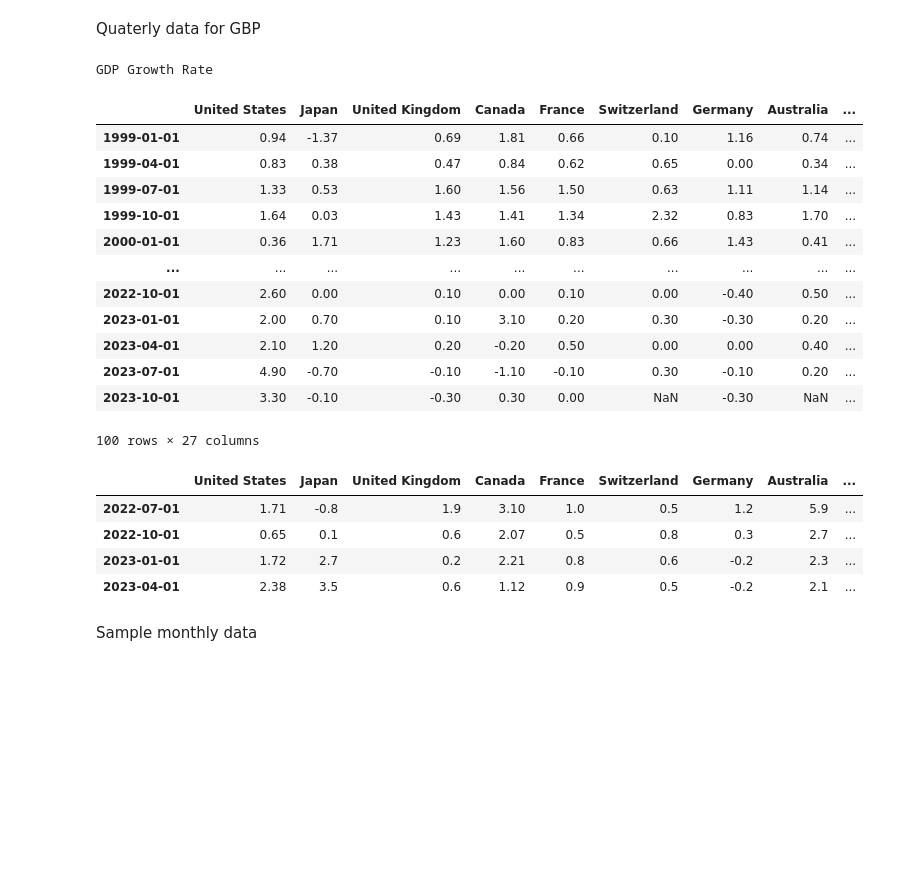
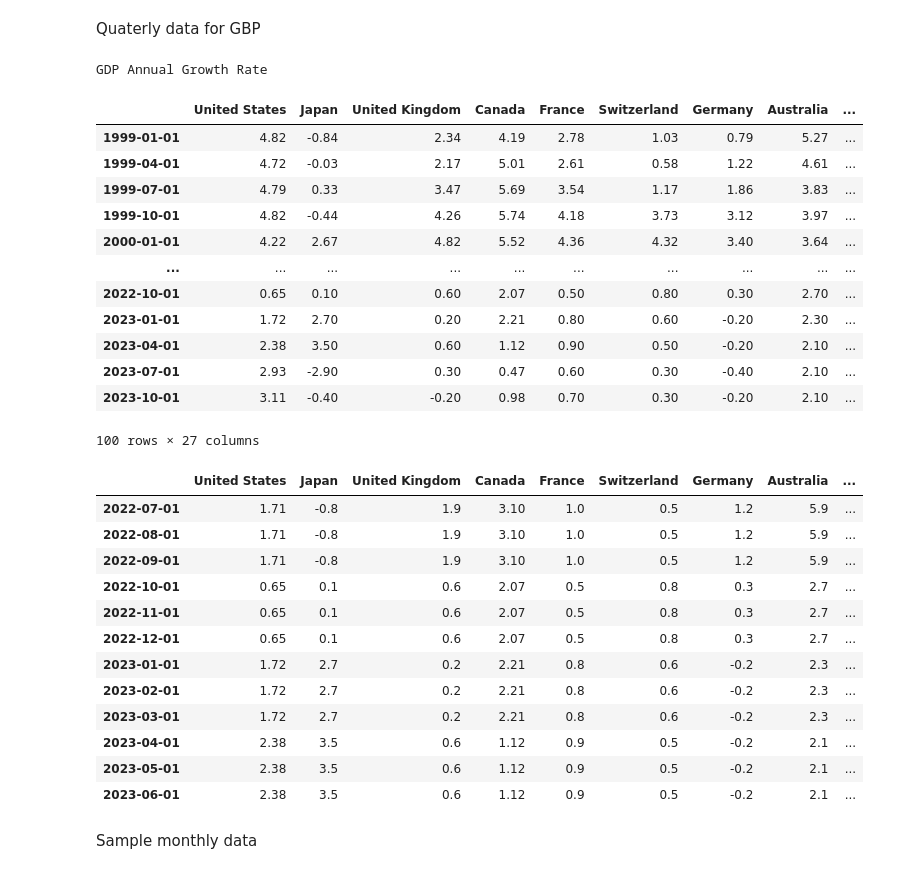
Before and after one commit to lharazin/TFM, a Jupyter notebook: Algorithm/data/prepare_indicators.ipynb, the cells around one changed output. Drawn from its saved outputs; the diff is of its cells as text; code cells hidden in the pictures; blank space fills up the shorter version.

```diff
--- a/Algorithm/data/prepare_indicators.ipynb
+++ b/Algorithm/data/prepare_indicators.ipynb
@@ -536,34 +621,42 @@ OECD Bussiness Confidence Indicator
 # %% [markdown]
 Quaterly data for GBP
 # %%
-indicator = data_provider.key_indicators[1]
+indicator = data_provider.key_indicators[0]
 print(indicator)
 df = data_provider.get_key_indicator_values(indicator)
 df
 # %% [output]
-GDP Growth Rate
+GDP Annual Growth Rate
 |  | United States | Japan | United Kingdom | Canada | France | Switzerland | Germany | Australia | ... |
-| 1999-01-01 | 0.94 | -1.37 | 0.69 | 1.81 | 0.66 | 0.10 | 1.16 | 0.74 | ... |
-| 1999-04-01 | 0.83 | 0.38 | 0.47 | 0.84 | 0.62 | 0.65 | 0.00 | 0.34 | ... |
-| 1999-07-01 | 1.33 | 0.53 | 1.60 | 1.56 | 1.50 | 0.63 | 1.11 | 1.14 | ... |
-| 1999-10-01 | 1.64 | 0.03 | 1.43 | 1.41 | 1.34 | 2.32 | 0.83 | 1.70 | ... |
-| 2000-01-01 | 0.36 | 1.71 | 1.23 | 1.60 | 0.83 | 0.66 | 1.43 | 0.41 | ... |
+| 1999-01-01 | 4.82 | -0.84 | 2.34 | 4.19 | 2.78 | 1.03 | 0.79 | 5.27 | ... |
+| 1999-04-01 | 4.72 | -0.03 | 2.17 | 5.01 | 2.61 | 0.58 | 1.22 | 4.61 | ... |
+| 1999-07-01 | 4.79 | 0.33 | 3.47 | 5.69 | 3.54 | 1.17 | 1.86 | 3.83 | ... |
+| 1999-10-01 | 4.82 | -0.44 | 4.26 | 5.74 | 4.18 | 3.73 | 3.12 | 3.97 | ... |
+| 2000-01-01 | 4.22 | 2.67 | 4.82 | 5.52 | 4.36 | 4.32 | 3.40 | 3.64 | ... |
 | ... | ... | ... | ... | ... | ... | ... | ... | ... | ... |
-| 2022-10-01 | 2.60 | 0.00 | 0.10 | 0.00 | 0.10 | 0.00 | -0.40 | 0.50 | ... |
-| 2023-01-01 | 2.00 | 0.70 | 0.10 | 3.10 | 0.20 | 0.30 | -0.30 | 0.20 | ... |
-| 2023-04-01 | 2.10 | 1.20 | 0.20 | -0.20 | 0.50 | 0.00 | 0.00 | 0.40 | ... |
-| 2023-07-01 | 4.90 | -0.70 | -0.10 | -1.10 | -0.10 | 0.30 | -0.10 | 0.20 | ... |
-| 2023-10-01 | 3.30 | -0.10 | -0.30 | 0.30 | 0.00 | NaN | -0.30 | NaN | ... |
+| 2022-10-01 | 0.65 | 0.10 | 0.60 | 2.07 | 0.50 | 0.80 | 0.30 | 2.70 | ... |
+| 2023-01-01 | 1.72 | 2.70 | 0.20 | 2.21 | 0.80 | 0.60 | -0.20 | 2.30 | ... |
+| 2023-04-01 | 2.38 | 3.50 | 0.60 | 1.12 | 0.90 | 0.50 | -0.20 | 2.10 | ... |
+| 2023-07-01 | 2.93 | -2.90 | 0.30 | 0.47 | 0.60 | 0.30 | -0.40 | 2.10 | ... |
+| 2023-10-01 | 3.11 | -0.40 | -0.20 | 0.98 | 0.70 | 0.30 | -0.20 | 2.10 | ... |
 100 rows × 27 columns
 # %%
 date = pd.Timestamp('2023-12-06')
-data_provider.get_latest_data(indicator, df, date, periods=4)
+data_provider.get_latest_data(indicator, df, date, periods=12)
 # %% [output]
 |  | United States | Japan | United Kingdom | Canada | France | Switzerland | Germany | Australia | ... |
 | 2022-07-01 | 1.71 | -0.8 | 1.9 | 3.10 | 1.0 | 0.5 | 1.2 | 5.9 | ... |
+| 2022-08-01 | 1.71 | -0.8 | 1.9 | 3.10 | 1.0 | 0.5 | 1.2 | 5.9 | ... |
+| 2022-09-01 | 1.71 | -0.8 | 1.9 | 3.10 | 1.0 | 0.5 | 1.2 | 5.9 | ... |
 | 2022-10-01 | 0.65 | 0.1 | 0.6 | 2.07 | 0.5 | 0.8 | 0.3 | 2.7 | ... |
+| 2022-11-01 | 0.65 | 0.1 | 0.6 | 2.07 | 0.5 | 0.8 | 0.3 | 2.7 | ... |
+| 2022-12-01 | 0.65 | 0.1 | 0.6 | 2.07 | 0.5 | 0.8 | 0.3 | 2.7 | ... |
 | 2023-01-01 | 1.72 | 2.7 | 0.2 | 2.21 | 0.8 | 0.6 | -0.2 | 2.3 | ... |
+| 2023-02-01 | 1.72 | 2.7 | 0.2 | 2.21 | 0.8 | 0.6 | -0.2 | 2.3 | ... |
+| 2023-03-01 | 1.72 | 2.7 | 0.2 | 2.21 | 0.8 | 0.6 | -0.2 | 2.3 | ... |
 | 2023-04-01 | 2.38 | 3.5 | 0.6 | 1.12 | 0.9 | 0.5 | -0.2 | 2.1 | ... |
+| 2023-05-01 | 2.38 | 3.5 | 0.6 | 1.12 | 0.9 | 0.5 | -0.2 | 2.1 | ... |
+| 2023-06-01 | 2.38 | 3.5 | 0.6 | 1.12 | 0.9 | 0.5 | -0.2 | 2.1 | ... |
 # %% [markdown]
 Sample monthly data
 # %%
```
Also changed, not shown: parts of 21 cells of this notebook, 1 other file.
